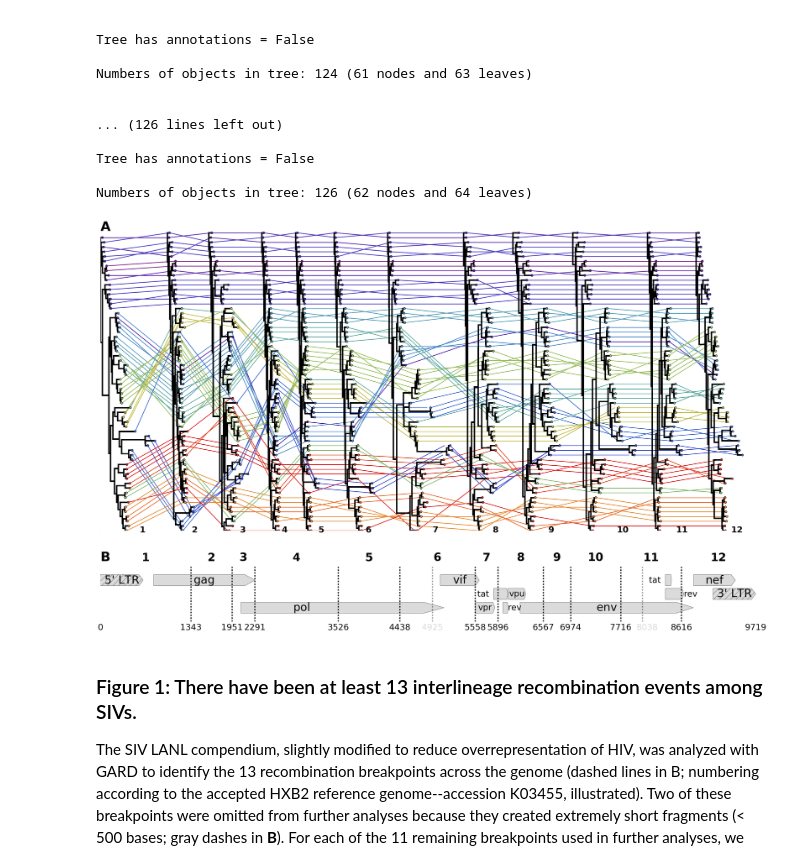
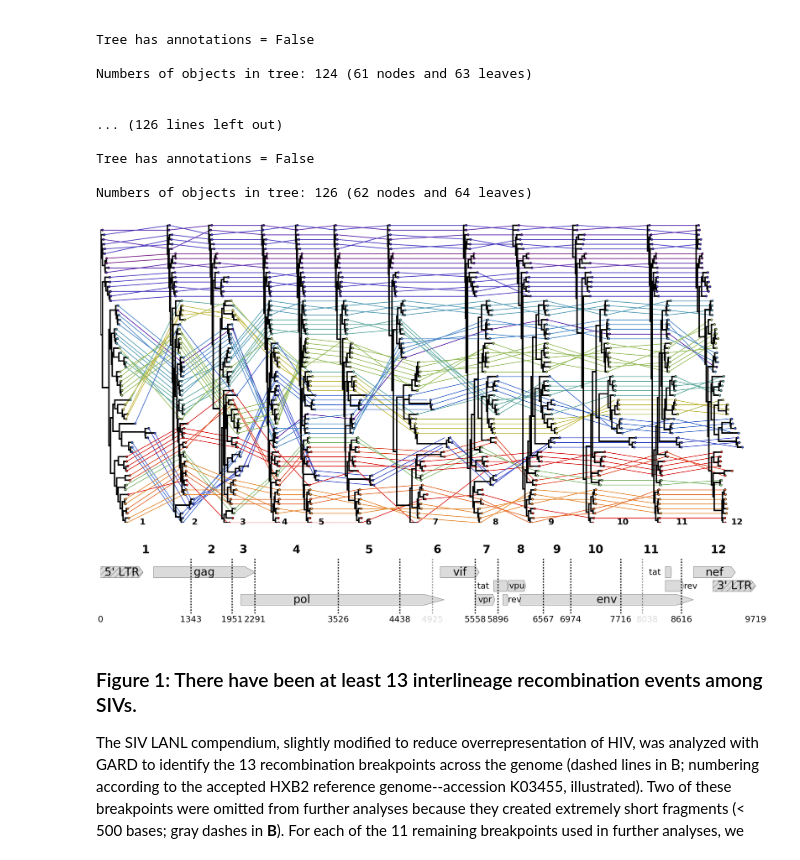
Before and after one commit to blab/siv-cst, a Jupyter notebook: figures/main-text/F1-recombination.ipynb, the cells around one changed output. Cells and saved outputs as stored; diff of their text form; code cells hidden in the pictures.

```diff
--- a/figures/main-text/F1-recombination.ipynb
+++ b/figures/main-text/F1-recombination.ipynb
@@ -232,36 +232,37 @@ for t,tr in enumerate(tree_names): ## iterate over trees
                 if t!=len(tree_names)-1: ## as long as we're not at the last tree - connect tips with coloured lines
                     next_x,next_y=tip_positions[tree_names[t+1]][k.name] ## fetch coordinates of same tip in next tree
                     next_x+=cumulative_displace+cur_tree.treeHeight+1.5 ## adjust x coordinate by current displacement and future displacement
 
                     tr_ax.plot([x,next_x],[y,next_y],lw=3,ls='-',color=c,zorder=0) ## connect current tip with same tip in the next tree
             else:
                 pass
 
         elif isinstance(k,bt.node): ## if node...
             tr_ax.plot([x,x],[k.children[-1].y,k.children[0].y],lw=branchWidth,color='k',ls='-',zorder=9) ## plot vertical bar
 
         tr_ax.plot([xp,x],[y,y],lw=branchWidth,color='k',ls='-',zorder=9) ## always plot branch
 
     tr_ax.text(cumulative_displace+((cur_tree.treeHeight+1.5)/1.7), -0.35, '%d'%(t+1), fontsize=36, fontweight='bold')
     cumulative_displace+=cur_tree.treeHeight+1.5 ## increment displacement by the height of the tree
 
 tr_ax.set_ylim(0.0,maxy+1.0) ## set y limits
 tr_ax.set_xlim(0.0,cumulative_displace)
 
 tr_ax.spines['top'].set_visible(False)
 tr_ax.spines['right'].set_visible(False)
 tr_ax.spines['left'].set_visible(False)
 tr_ax.spines['bottom'].set_visible(False)
 
 tr_ax.tick_params(axis='x',labelsize=0,size=0)
 tr_ax.tick_params(axis='y',labelsize=0,size=0)
 
-tr_ax.text(0.0, maxy+0.5, 'A', size=56, fontweight='bold')
-genome.text(0.0, 1.1, 'B', size=56, fontweight='bold')
+# tr_ax.text(0.0, maxy+0.5, 'A', size=56, fontweight='bold')
+# genome.text(0.0, 1.1, 'B', size=56, fontweight='bold')
 
+plt.savefig('../png/Fig1.png')
 plt.show()
 # %% [output]
-[figure, old version]
+[figure, new version]
 # %% [markdown]
 ### Figure 1: There have been at least 13 interlineage recombination events among SIVs.
 
```
